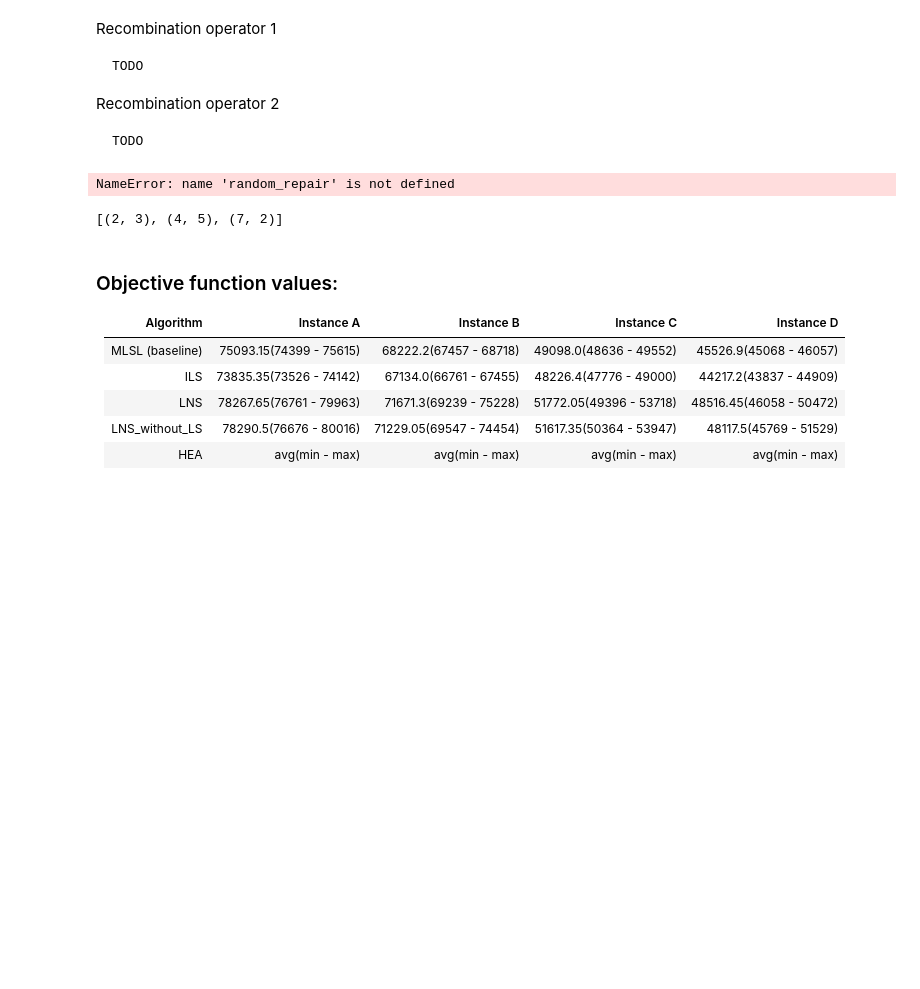
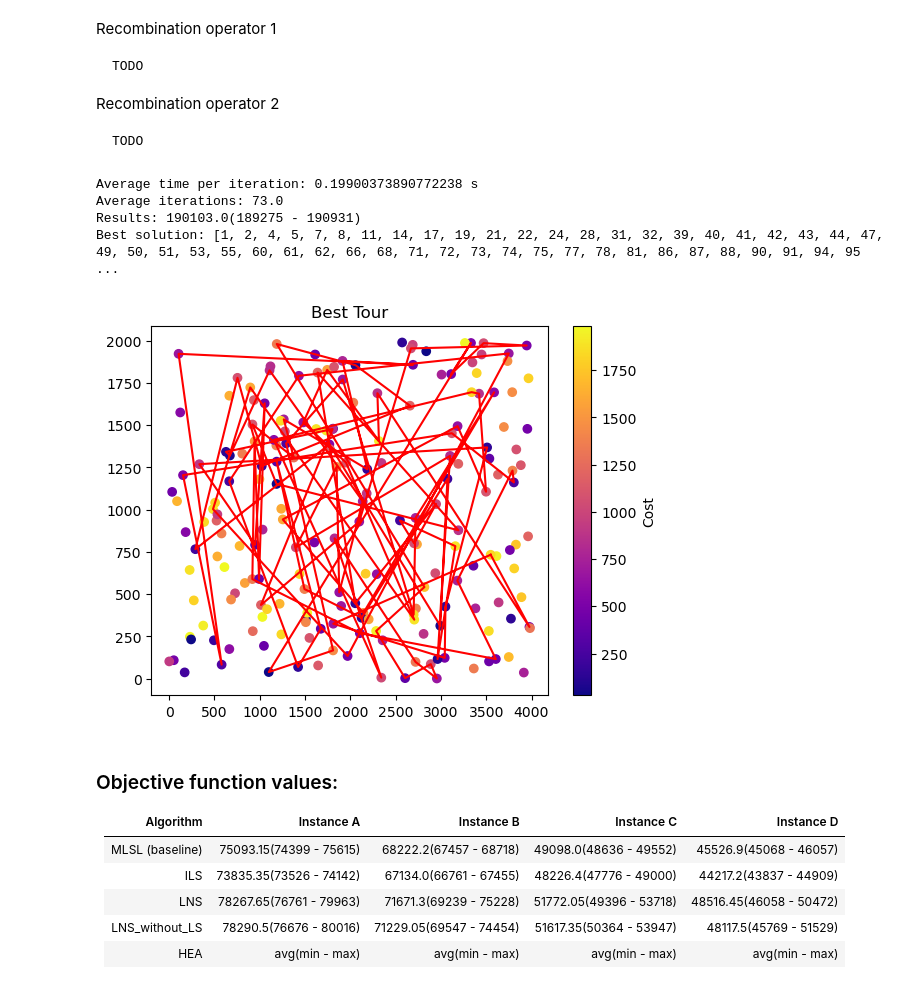
Before and after one commit to Oskshust/evo_comp, a Jupyter notebook: 9/raport.ipynb, the cells around one changed output. Cells and saved outputs as stored; diff of their text form; code cells hidden in the pictures; blank space fills up the shorter version.

Commit message:
fix first operator

```diff
--- a/9/raport.ipynb
+++ b/9/raport.ipynb
@@ -39,38 +39,3 @@ a = "../data/TSPA.csv"
 b = "../data/TSPB.csv"
 c = "../data/TSPC.csv"
 d = "../data/TSPD.csv"
-# %%
-def operator_common_edges(parent_1, parent_2):
-    # We locate in the offspring all common nodes and edges and fill the rest of the solution at random
-
-    child = [-1 for i in range(100)]
-
-    for i in range(len(parent_2) - 1):
-        if parent_2[i] in parent_1 and parent_2[i+1] in parent_1:
-            index_1 = parent_1.index(parent_2[i])
-            index_2 = parent_1.index(parent_2[i+1])
-            if abs(index_1 - index_2) == 1:
-                child[index_1] = parent_1[index_1]
-                child[index_2] = parent_2[index_2]
-
-    for node in parent_2:
-        if node in parent_1:
-            index = parent_1.index(node)
-            child[index] = node
-
-    child = random_repair(child)
-
-    return child
-
-
-sol_a = [1, 2, 3, 4, 5, 6, 7, 8]
-sol_b = [0, 1, 2, 7, 8, 5, 3, 4]
-operator_common_edges(sol_a, sol_b)
-# %% [output]
-NameError: name 'random_repair' is not defined
-# %%
-population = [(7,2),(2,3),(4,5)]
-parent_1, parent_2 = np.random.choice(len(population), 2, replace=False)
-sorted(population)
-# %% [output]
-[(2, 3), (4, 5), (7, 2)]
@@ -79,3 +42,11 @@ sorted(population)
+# %%
+run_hea(a, n_runs=2)
+# %% [output]
+Average time per iteration: 0.19900373890772238 s
+Average iterations: 73.0
+Results: 190103.0(189275 - 190931)
+Best solution: [1, 2, 4, 5, 7, 8, 11, 14, 17, 19, 21, 22, 24, 28, 31, 32, 39, 40, 41, 42, 43, 44, 47, 49, 50, 51, 53, 55, 60, 61, 62, 66, 68, 71, 72, 73, 74, 75, 77, 78, 81, 86, 87, 88, 90, 91, 94, 95 ...
+[figure, added]
 # %% [markdown]
 ### Objective function values:
 
```
Also changed, not shown: parts of 1 cell of this notebook, 1 other file.
